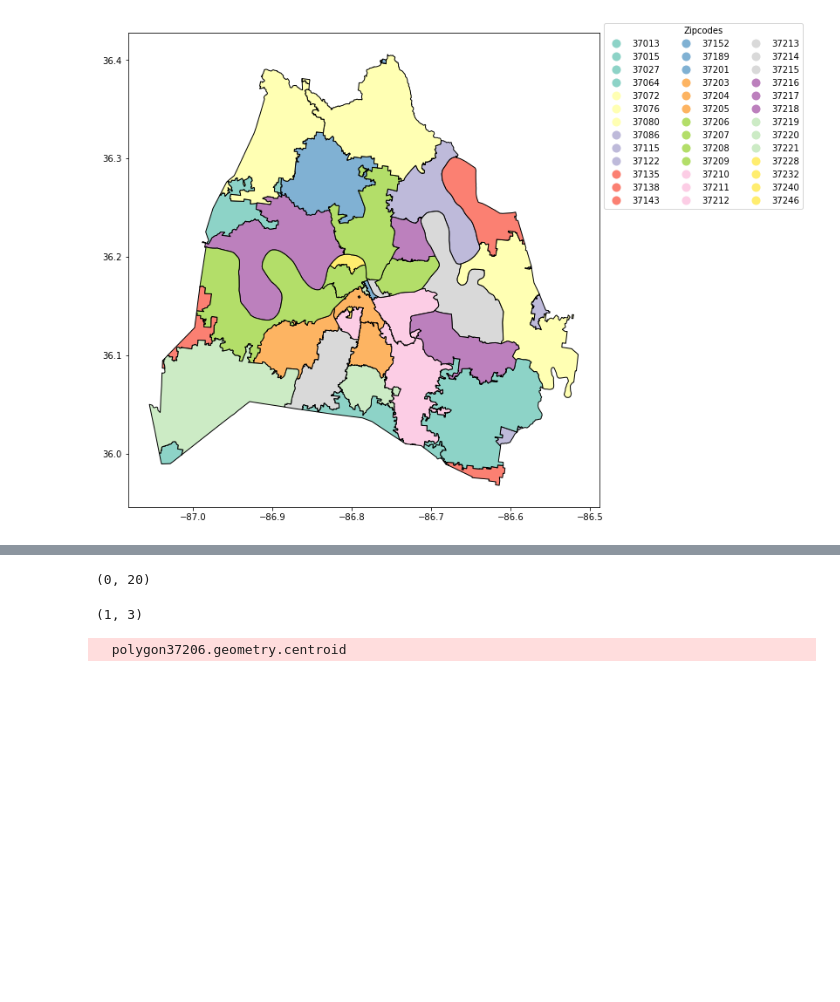
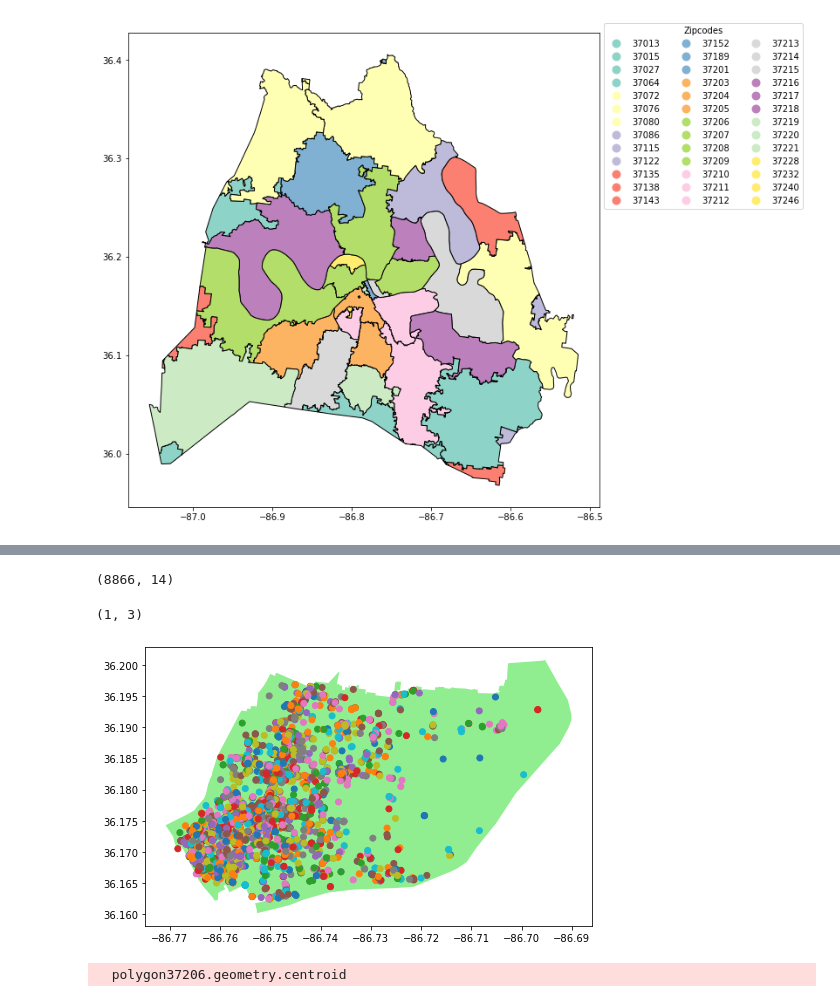
Before and after one commit to Quezadajl/nashville-scooters-project, a Jupyter notebook: notebooks/GeoSpatial_37206.ipynb, the cells around one changed output, grey strips where cells are left out. Saved outputs shown, nothing was run; the diff lists cells and outputs as text; code cells hidden in the pictures; blank space fills up the shorter version.

```diff
--- a/notebooks/GeoSpatial_37206.ipynb
+++ b/notebooks/GeoSpatial_37206.ipynb
@@ -58,5 +70,5 @@ bus_stops.head(3)
 # %%
-bus_geo = gpd.GeoDataFrame(bus_stops,
+may_scooter_geo = gpd.GeoDataFrame(may_trips_pkl,
                            crs = zipcodes.crs,
-                           geometry = bus_stops['geometry'])
+                           geometry = may_trips_pkl['geometry'])
 # %%
@@ -64,3 +75,3 @@ bus_geo = gpd.GeoDataFrame(bus_stops,
 zipcodes = zipcodes[['zip', 'po_name', 'geometry']]
 # %%
-stops_by_zip = gpd.sjoin(bus_geo, zipcodes, op = 'within')
+stops_by_zip = gpd.sjoin(may_scooter_geo, zipcodes, op = 'within')
@@ -101,13 +78,20 @@ scoots_by_zip.head()
 # %%
-scoots_in_37206 = scoots_by_zip.loc[scoots_by_zip['zip'] == '37206']
-scoots_in_37206.shape
+stops_in_37206 = stops_by_zip.loc[stops_by_zip['zip'] == '37206']
+stops_in_37206.shape
 # %% [output]
-(0, 20)
+(8866, 14)
 # %%
 polygon37206 = zipcodes.loc[zipcodes['zip'] == '37206']
 polygon37206.shape
 # %% [output]
 (1, 3)
+# %%
+#fig, ax = matplotlib.subplots()
+ax = polygon37206.plot(figsize = (8, 10), color = 'lightgreen')
+stops_in_37206.plot( ax = ax, column = 'sumdID');
+plt.show();
+# %% [output]
+[figure, added]
 # %%
 polygon37206.geometry.centroid
 # %% [output]
```
Also changed, not shown: parts of 15 cells of this notebook.
